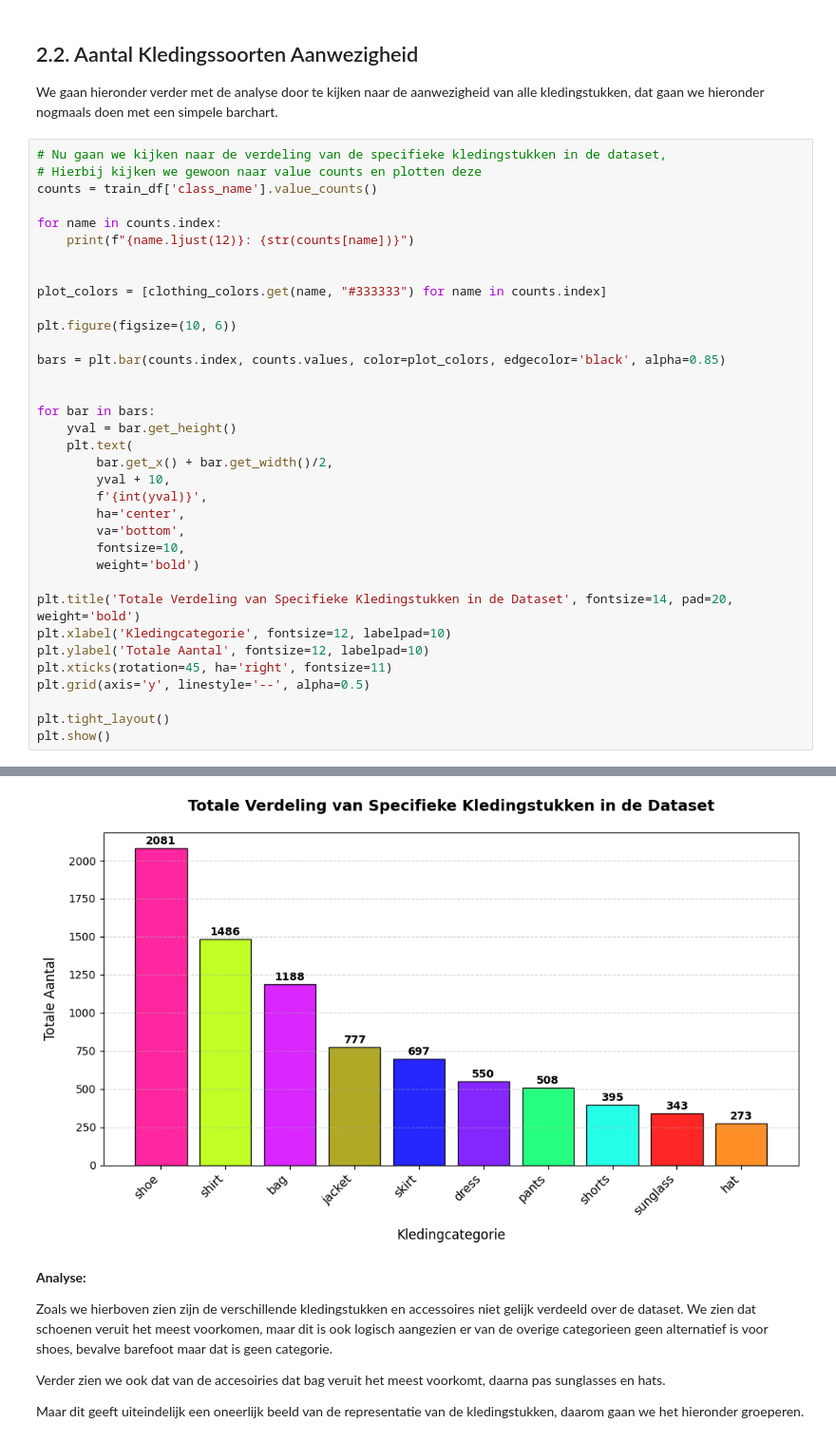
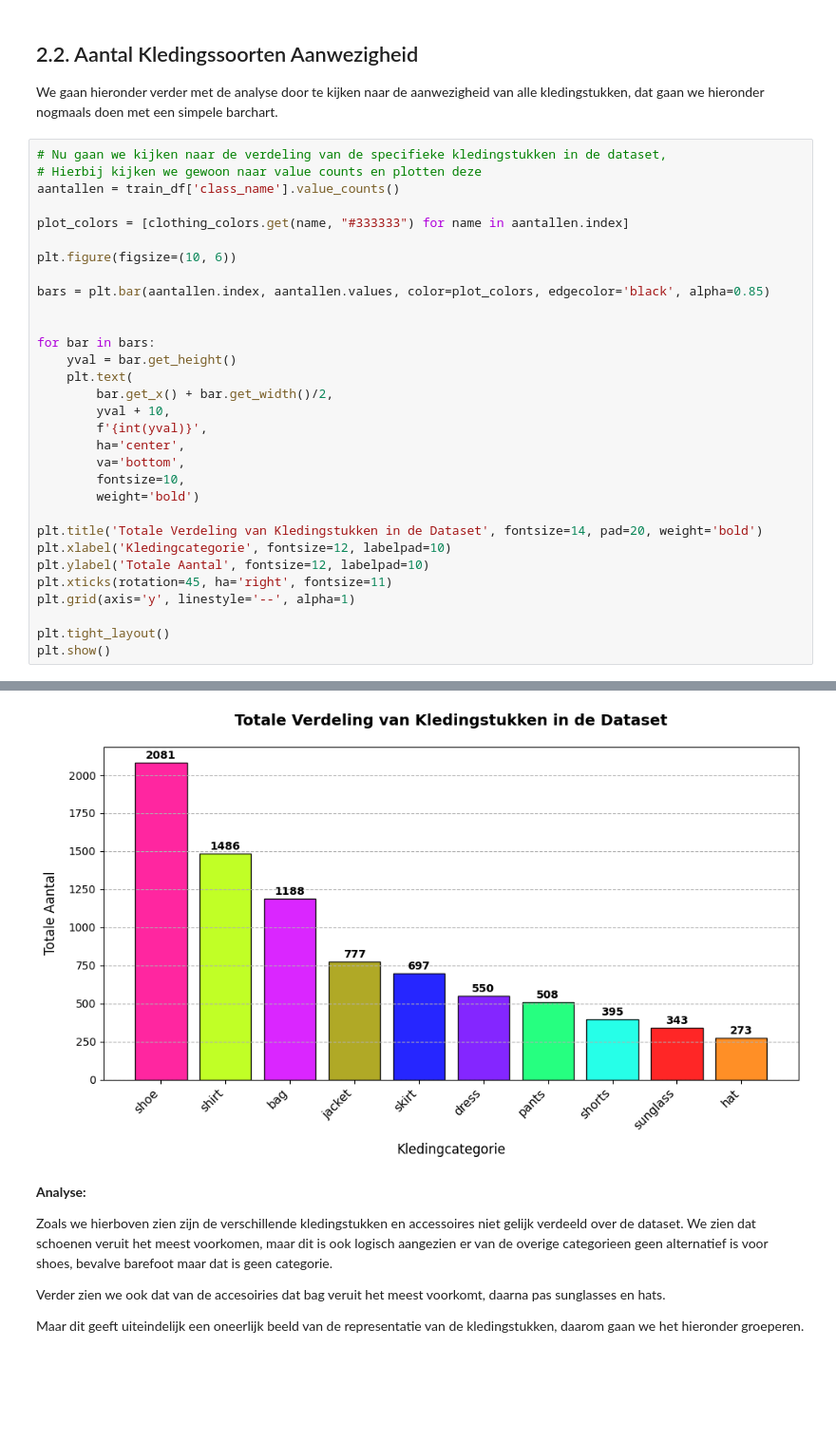
Before and after one commit to 24020338/Deep-Learning-3, a Jupyter notebook: Deep Learning Opdracht 3 Notebook.ipynb, the cells around one changed output, grey strips where cells are left out. Shown at 95% size. Saved outputs shown, nothing was run; the diff lists cells and outputs as text; blank space fills up the shorter version.

```diff
--- a/Deep Learning Opdracht 3 Notebook.ipynb
+++ b/Deep Learning Opdracht 3 Notebook.ipynb
@@ -274,17 +274,13 @@ We gaan hieronder verder met de analyse door te kijken naar de aanwezigheid van
 # %%
 # Nu gaan we kijken naar de verdeling van de specifieke kledingstukken in de dataset,
 # Hierbij kijken we gewoon naar value counts en plotten deze
-counts = train_df['class_name'].value_counts()
+aantallen = train_df['class_name'].value_counts()
 
-for name in counts.index:
-    print(f"{name.ljust(12)}: {str(counts[name])}")
-
-
-plot_colors = [clothing_colors.get(name, "#333333") for name in counts.index]
+plot_colors = [clothing_colors.get(name, "#333333") for name in aantallen.index]
 
 plt.figure(figsize=(10, 6))
 
-bars = plt.bar(counts.index, counts.values, color=plot_colors, edgecolor='black', alpha=0.85)
+bars = plt.bar(aantallen.index, aantallen.values, color=plot_colors, edgecolor='black', alpha=0.85)
 
 
 for bar in bars:
@@ -298,11 +294,11 @@ for bar in bars:
         fontsize=10,
         weight='bold')
 
-plt.title('Totale Verdeling van Specifieke Kledingstukken in de Dataset', fontsize=14, pad=20, weight='bold')
+plt.title('Totale Verdeling van Kledingstukken in de Dataset', fontsize=14, pad=20, weight='bold')
 plt.xlabel('Kledingcategorie', fontsize=12, labelpad=10)
 plt.ylabel('Totale Aantal', fontsize=12, labelpad=10)
 plt.xticks(rotation=45, ha='right', fontsize=11)
-plt.grid(axis='y', linestyle='--', alpha=0.5)
+plt.grid(axis='y', linestyle='--', alpha=1)
 
 plt.tight_layout()
 plt.show()
@@ -320,4 +306,4 @@ hat         : 273
-[figure, old version]
+[figure, new version]
 # %% [markdown]
 **Analyse:**
 
```
Also changed, not shown: parts of 5 cells of this notebook, 9 other files.
